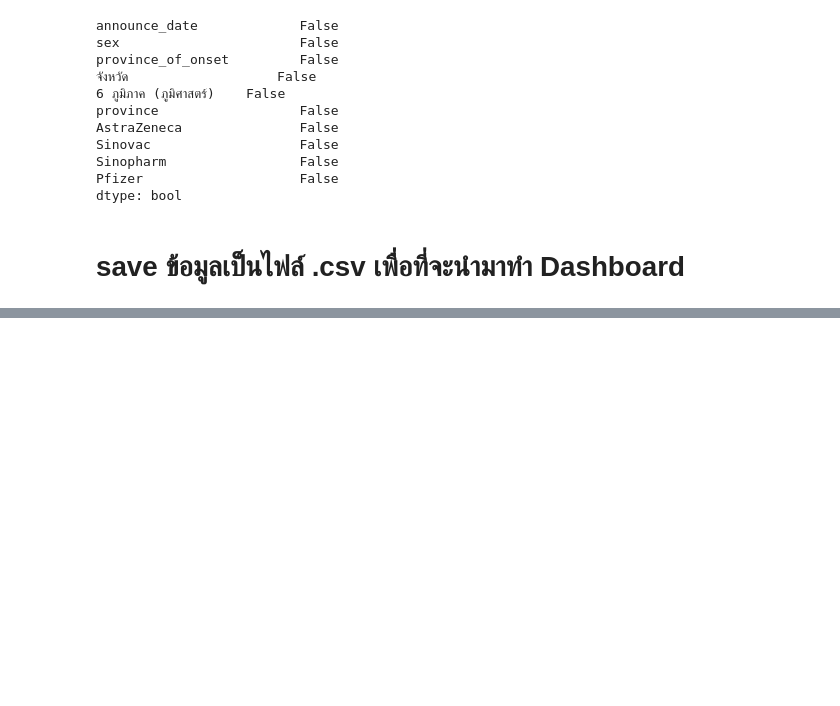
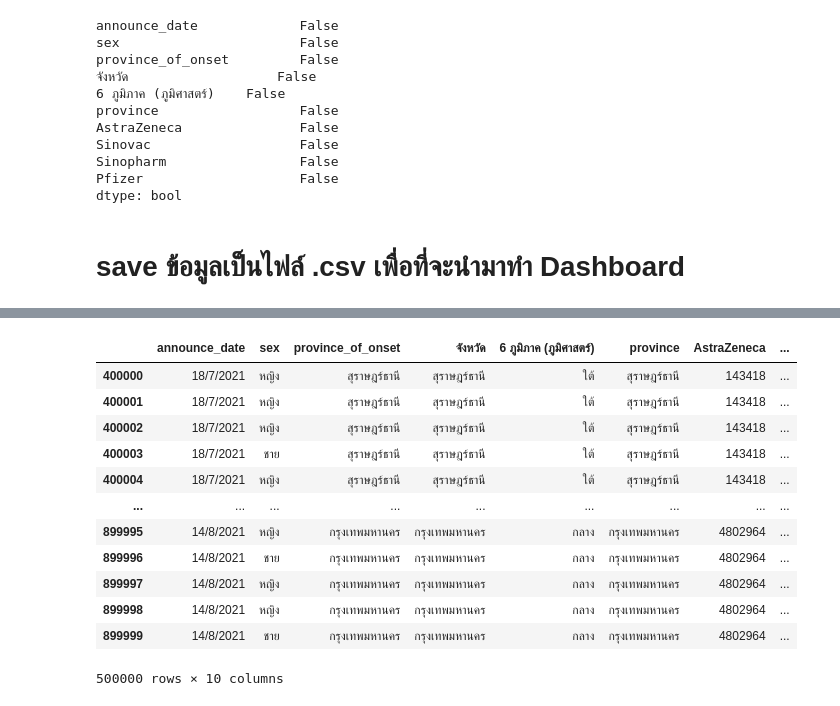
Before and after one commit to Chanunchida-May/data_viz_2022, a Jupyter notebook: ProjectDashBoard.ipynb, the cells around one changed output, grey strips where cells are left out. Saved outputs shown, nothing was run; the diff lists cells and outputs as text; code cells hidden in the pictures; blank space fills up the shorter version.

```diff
--- a/ProjectDashBoard.ipynb
+++ b/ProjectDashBoard.ipynb
@@ -947,0 +967,17 @@ dt_covidvacge.to_csv('dt_covidvacge.csv', encoding='utf-8')
+# %%
+dt_covidvacge2 = dt_covidvacge.iloc[400000:900000,:]
+dt_covidvacge2
+# %% [output]
+|  | announce_date | sex | province_of_onset | จังหวัด | 6 ภูมิภาค (ภูมิศาสตร์) | province | AstraZeneca | ... |
+| 400000 | 18/7/2021 | หญิง | สุราษฎร์ธานี | สุราษฎร์ธานี | ใต้ | สุราษฎร์ธานี | 143418 | ... |
+| 400001 | 18/7/2021 | หญิง | สุราษฎร์ธานี | สุราษฎร์ธานี | ใต้ | สุราษฎร์ธานี | 143418 | ... |
+| 400002 | 18/7/2021 | หญิง | สุราษฎร์ธานี | สุราษฎร์ธานี | ใต้ | สุราษฎร์ธานี | 143418 | ... |
+| 400003 | 18/7/2021 | ชาย | สุราษฎร์ธานี | สุราษฎร์ธานี | ใต้ | สุราษฎร์ธานี | 143418 | ... |
+| 400004 | 18/7/2021 | หญิง | สุราษฎร์ธานี | สุราษฎร์ธานี | ใต้ | สุราษฎร์ธานี | 143418 | ... |
+| ... | ... | ... | ... | ... | ... | ... | ... | ... |
+| 899995 | 14/8/2021 | หญิง | กรุงเทพมหานคร | กรุงเทพมหานคร | กลาง | กรุงเทพมหานคร | 4802964 | ... |
+| 899996 | 14/8/2021 | ชาย | กรุงเทพมหานคร | กรุงเทพมหานคร | กลาง | กรุงเทพมหานคร | 4802964 | ... |
+| 899997 | 14/8/2021 | หญิง | กรุงเทพมหานคร | กรุงเทพมหานคร | กลาง | กรุงเทพมหานคร | 4802964 | ... |
+| 899998 | 14/8/2021 | หญิง | กรุงเทพมหานคร | กรุงเทพมหานคร | กลาง | กรุงเทพมหานคร | 4802964 | ... |
+| 899999 | 14/8/2021 | ชาย | กรุงเทพมหานคร | กรุงเทพมหานคร | กลาง | กรุงเทพมหานคร | 4802964 | ... |
+500000 rows × 10 columns
```
Also changed, not shown: parts of 9 cells of this notebook.
